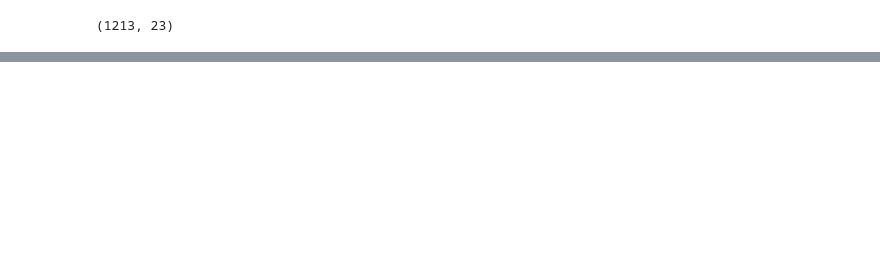
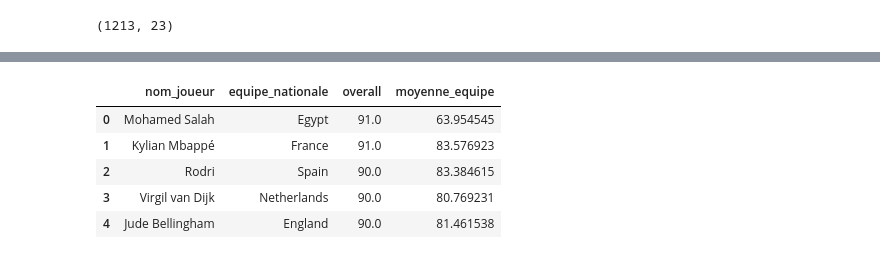
Before and after one commit to romainlafforgue-alt/WorldCup2026, a Jupyter notebook: notebooks/merge_overall.ipynb, the cells around one changed output, grey strips where cells are left out. Saved outputs shown, nothing was run; the diff lists cells and outputs as text; code cells hidden in the pictures; blank space fills up the shorter version.

```diff
--- a/notebooks/merge_overall.ipynb
+++ b/notebooks/merge_overall.ipynb
@@ -111,0 +128,15 @@ df_final.to_csv("df_overall_joueurs.csv")
+# %%
+# 1. Calculer la moyenne par équipe et l'associer à chaque ligne correspondante
+# La fonction 'transform' garantit que chaque joueur reçoit la moyenne de son équipe
+df_final['moyenne_equipe'] = df_final.groupby('equipe_nationale')['overall'].transform('mean')
+
+# 2. Vérifier le résultat
+# On affiche quelques colonnes pour voir l'intégration
+display(df_final[['nom_joueur', 'equipe_nationale', 'overall', 'moyenne_equipe']].head())
+# %% [output]
+|  | nom_joueur | equipe_nationale | overall | moyenne_equipe |
+| 0 | Mohamed Salah | Egypt | 91.0 | 63.954545 |
+| 1 | Kylian Mbappé | France | 91.0 | 83.576923 |
+| 2 | Rodri | Spain | 90.0 | 83.384615 |
+| 3 | Virgil van Dijk | Netherlands | 90.0 | 80.769231 |
+| 4 | Jude Bellingham | England | 90.0 | 81.461538 |
```
Also changed, not shown: parts of 6 cells of this notebook, 5 other files.
